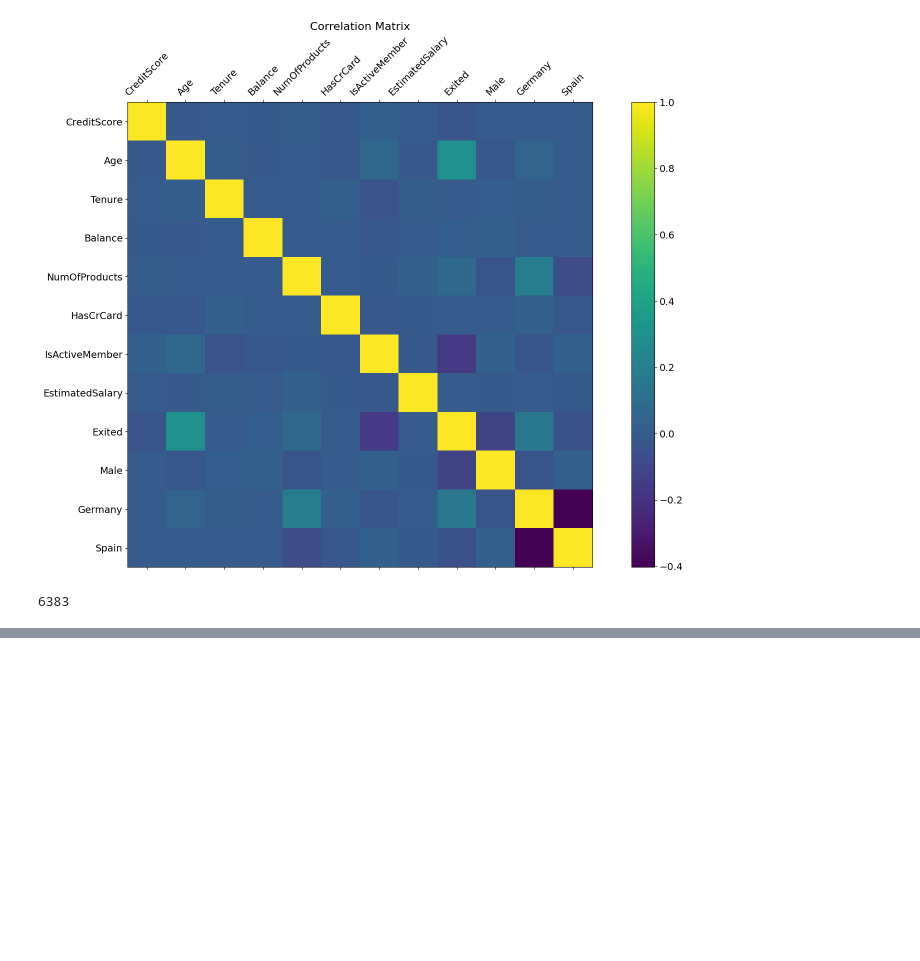
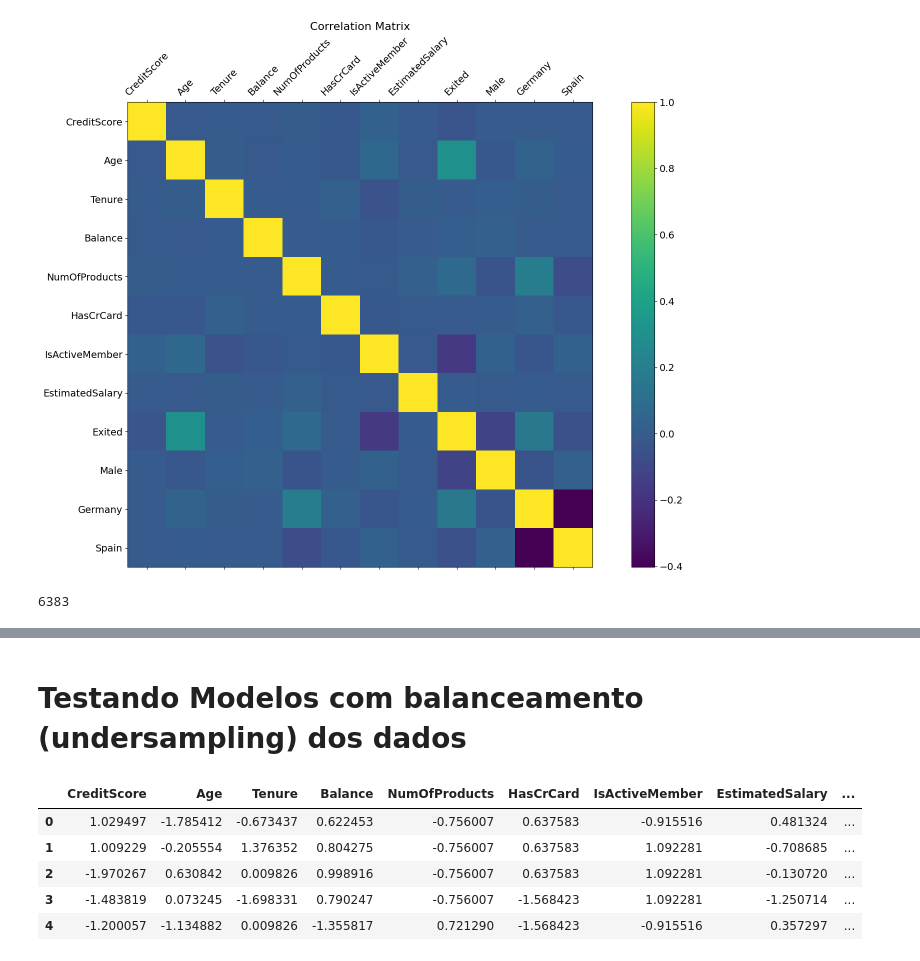
Before and after one commit to dovahkiinemo/ada-ml-projeto-final, a Jupyter notebook: Projeto_ml.ipynb, the cells around one changed output, grey strips where cells are left out. Cells and saved outputs as stored; diff of their text form; code cells hidden in the pictures; blank space fills up the shorter version.

```diff
--- a/Projeto_ml.ipynb
+++ b/Projeto_ml.ipynb
@@ -290,0 +392,2 @@ df_balance.shape[0]
+# %% [markdown]
+# Testando Modelos com balanceamento (undersampling) dos dados
@@ -290,0 +396,19 @@ df_balance.shape[0]
+# %%
+sampler = RandomUnderSampler(random_state=26)
+X = df.drop(columns='Exited')
+y = df.Exited
+X,y = sampler.fit_resample(X, y)
+# %%
+scaler = StandardScaler()
+X_train, X_test, y_train, y_test = train_test_split(X, y, test_size=0.3, random_state=1)
+X_train = scaler.fit_transform(X_train)
+X_test = scaler.transform(X_test)
+# %%
+pd.DataFrame(data = X_train, columns = df.columns[:-1]).head()
+# %% [output]
+|  | CreditScore | Age | Tenure | Balance | NumOfProducts | HasCrCard | IsActiveMember | EstimatedSalary | ... |
+| 0 | 1.029497 | -1.785412 | -0.673437 | 0.622453 | -0.756007 | 0.637583 | -0.915516 | 0.481324 | ... |
+| 1 | 1.009229 | -0.205554 | 1.376352 | 0.804275 | -0.756007 | 0.637583 | 1.092281 | -0.708685 | ... |
+| 2 | -1.970267 | 0.630842 | 0.009826 | 0.998916 | -0.756007 | 0.637583 | 1.092281 | -0.130720 | ... |
+| 3 | -1.483819 | 0.073245 | -1.698331 | 0.790247 | -0.756007 | -1.568423 | 1.092281 | -1.250714 | ... |
+| 4 | -1.200057 | -1.134882 | 0.009826 | -1.355817 | 0.721290 | -1.568423 | -0.915516 | 0.357297 | ... |
```
Also changed, not shown: parts of 16 cells of this notebook.
